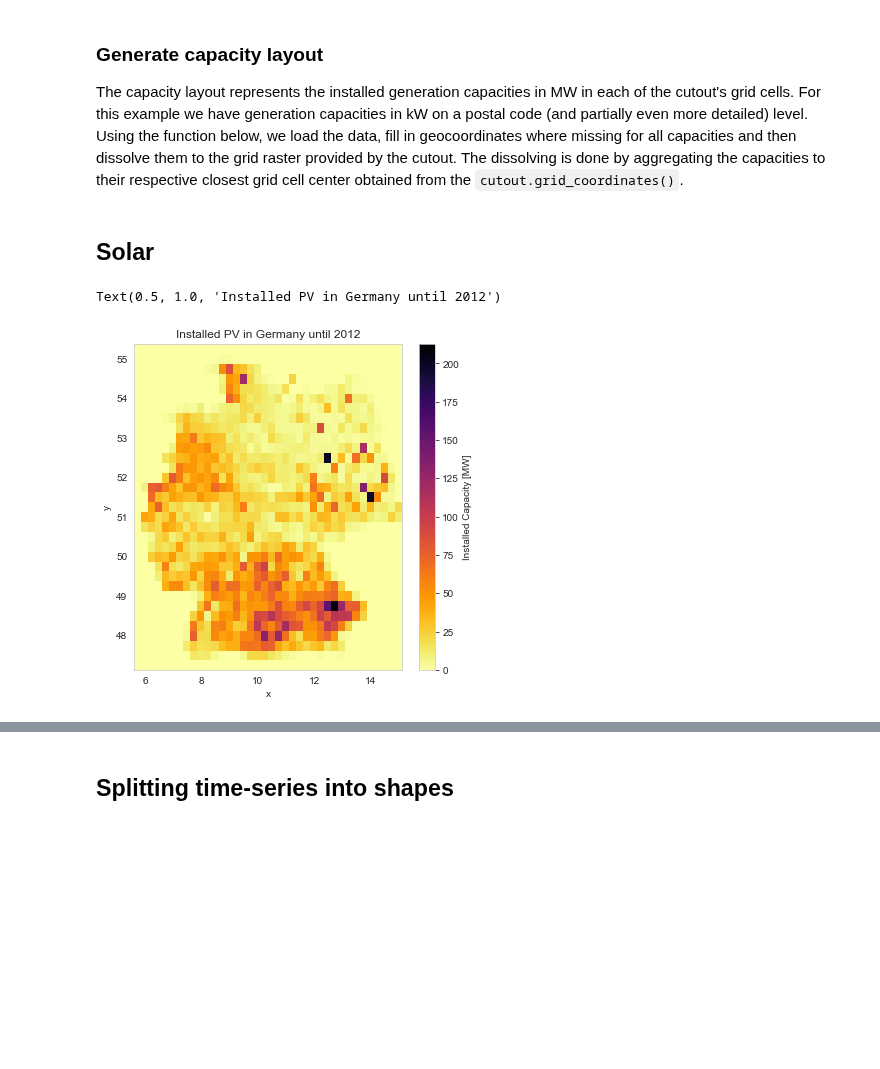
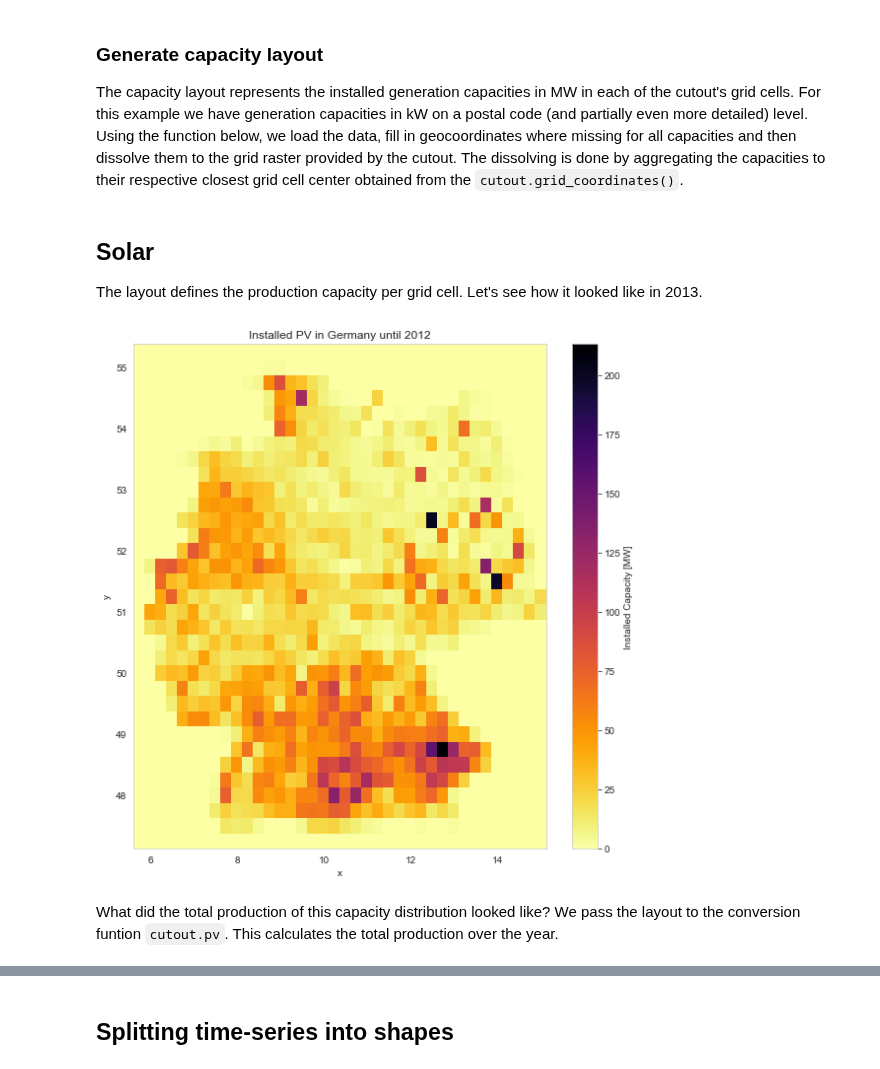
Before and after one commit to PyPSA/atlite, a Jupyter notebook: examples/historic-comparison-germany.ipynb, the cells around one changed output, grey strips where cells are left out. Cells and saved outputs as stored; diff of their text form; code cells hidden in the pictures; blank space fills up the shorter version.

```diff
--- a/examples/historic-comparison-germany.ipynb
+++ b/examples/historic-comparison-germany.ipynb
@@ -90,8 +95,8 @@ x1, y1, x2, y2 = de['geometry'].bounds
 # %%
 cutout = atlite.Cutout('germany-2012',
                        module='era5',
-                       cutout_dir=".",
                        x=slice(x1-.2,x2+.2), y=slice(y1-.2, y2+.2),
+                       chunks={'time':100},
                        time="2012")
 # %%
 cutout.prepare()
@@ -216,16 +217,20 @@ def capacity_layout(cutout, typ, cap_range=None, until=None):
     layout = (layout/1e3).fillna(.0).rename('Installed Capacity [MW]')
 
     return layout
-# %% [markdown]
-## Solar
+# %% [markdown]
+## Solar
+
+The layout defines the production capacity per grid cell. Let's see how it looked like in 2013.
 # %%
 solar_layout = capacity_layout(cutout, 'Solarstrom', until="2012")
 
-solar_layout.plot(cmap="inferno_r", size=6, aspect=1)
+solar_layout.plot(cmap="inferno_r", size=8, aspect=1)
 plt.title("Installed PV in Germany until 2012")
+plt.tight_layout()
 # %% [output]
-Text(0.5, 1.0, 'Installed PV in Germany until 2012')
-[figure, old version]
+[figure, new version]
+# %% [markdown]
+What did the total production of this capacity distribution looked like? We pass the layout to the conversion funtion `cutout.pv`. This calculates the total production over the year.
 # %%
 pv = cutout.pv(panel="CSi", orientation={'slope': 30., 'azimuth': 0.}, layout=solar_layout)
 # %% [output]
```
Also changed, not shown: parts of 32 cells of this notebook, 1 other file.
